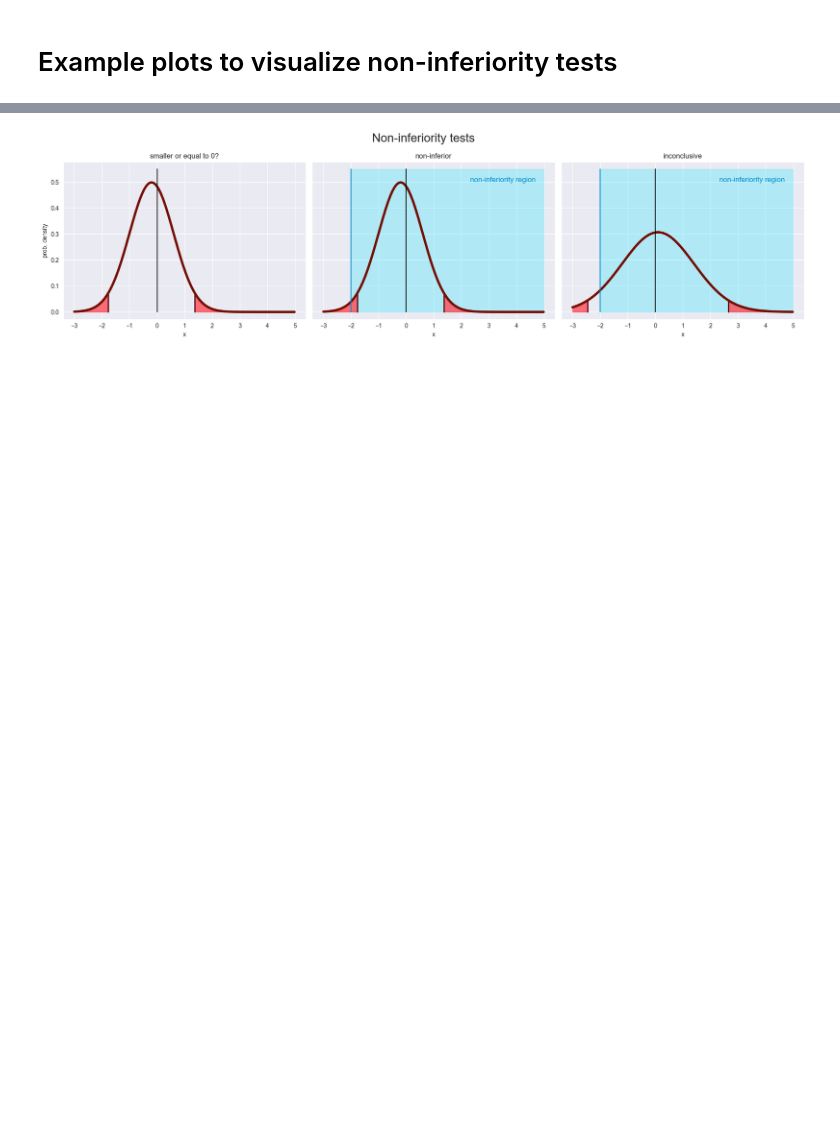
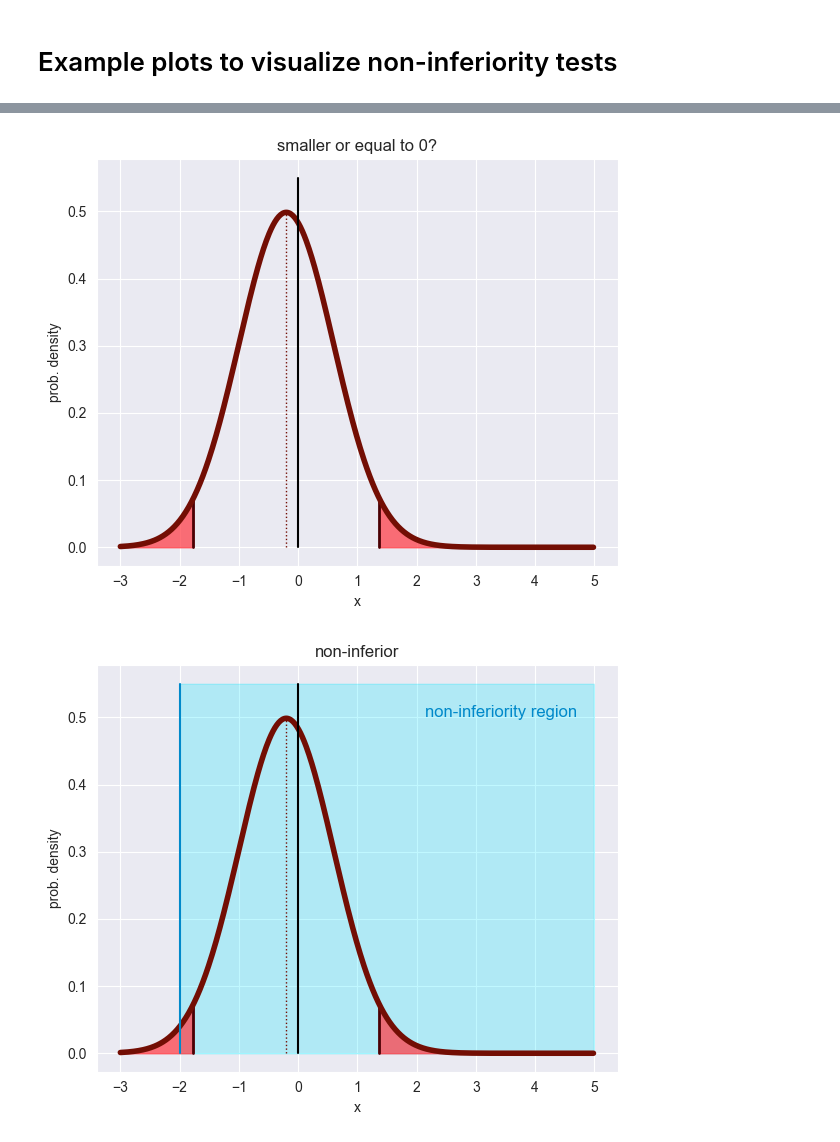
Before and after one commit to TimWiesner99/trust-medical-AI, a Jupyter notebook: plots/example_plots.ipynb, the cells around one changed output, grey strips where cells are left out. Drawn from its saved outputs; the diff is of its cells as text; code cells hidden in the pictures; blank space fills up the shorter version.

```diff
--- a/plots/example_plots.ipynb
+++ b/plots/example_plots.ipynb
@@ -38,6 +38,9 @@ def nhst(ax, MEAN, STD, FROM, TO, alpha = 0.05, title=''):
     # bell curve
     ax.plot(x, y, color=colours['maroon'], linewidth=4)
 
+    # vertical line at mean
+    ax.plot(*vline(MEAN, pdf(MEAN)), linestyle='dotted', linewidth=1, color=colours['maroon'])
+
     # labels
     ax.set_xlabel('x')
     ax.set_title(title)
@@ -72,44 +74,41 @@ plt.show()
 # %%
-FROM = -3
-TO = 5
+# Non-inferiority plots - individual figures for presentation alignment
+noninf_configs = [
+    {'mean': -0.2, 'std': 0.8, 'title': 'smaller or equal to 0?', 'filename': 'examples/non-inf_part1.png', 'show_region': False},
+    {'mean': -0.2, 'std': 0.8, 'title': 'non-inferior', 'filename': 'examples/non-inf_part2.png', 'show_region': True},
+    {'mean':  0.1, 'std': 1.3, 'title': 'inconclusive', 'filename': 'examples/non-inf_part3.png', 'show_region': True},
+]
+
+FROM, TO = -3, 5
 height = 0.55
 margin = -2
 
-# non-inferiority plots
-fig, axs = plt.subplots(ncols=3, figsize=(18,5), sharey=True)
+for config in noninf_configs:
+    fig, ax = plt.subplots(figsize=(6, 5))
 
-# ranges
-for i in [1, 2]:
-    fill = np.arange(margin, TO, 0.01)
-    axs[i].fill_between(fill, [height]*len(fill), color='#06e7ff', alpha=0.25)
+    # non-inferiority region (if applicable)
+    if config['show_region']:
+        fill = np.arange(margin, TO, 0.01)
+        ax.fill_between(fill, [height] * len(fill), color='#06e7ff', alpha=0.25)
 
-# plots
-nhst(axs[0], -0.2, 0.8, FROM, TO, title='smaller or equal to 0?')
-nhst(axs[1], -0.2, 0.8, FROM, TO, title='non-inferior')
-nhst(axs[2],  0.1, 1.3, FROM, TO, title='inconclusive')
+    nhst(ax, config['mean'], config['std'], FROM, TO, title=config['title'])
 
-# vertical lines at 0
-for ax in axs:
+    # vertical line at H0
     ax.plot(*vline(0, height), c='k')
 
-for i in [1, 2]:
-    axs[i].plot(*vline(margin, height), c='#0089ca')
-    axs[i].text(TO-0.3, height-0.05, 'non-inferiority region',
+    # margin line and label (if showing region)
+    if config['show_region']:
+        ax.plot(*vline(margin, height), c='#0089ca')
+        ax.text(TO - 0.3, height - 0.05, 'non-inferiority region',
                 fontsize=12,
                 color='#0089ca',
                 horizontalalignment='right')
 
-# labels
-axs[0].set_ylabel('prob. density')
-fig.suptitle('Non-inferiority tests', fontsize=20)
+    ax.set_ylabel('prob. density')
 
-plt.tight_layout()
-plt.savefig('examples/non-inf.png', transparent=True, dpi=300)
-
-for i, ax in enumerate(axs):
-    extent = ax.get_window_extent().transformed(fig.dpi_scale_trans.inverted())
-    fig.savefig(f'examples/non-inf_part{i+1}.png', bbox_inches=extent, transparent=True, dpi=300)
-
-plt.show()
+    plt.tight_layout()
+    plt.savefig(config['filename'], transparent=False, dpi=300)
+    plt.show()
 # %% [output]
-[figure, old version]
+[figure, new version]
+[figure, added]
```
Also changed, not shown: parts of 2 cells of this notebook, 7 other files.
